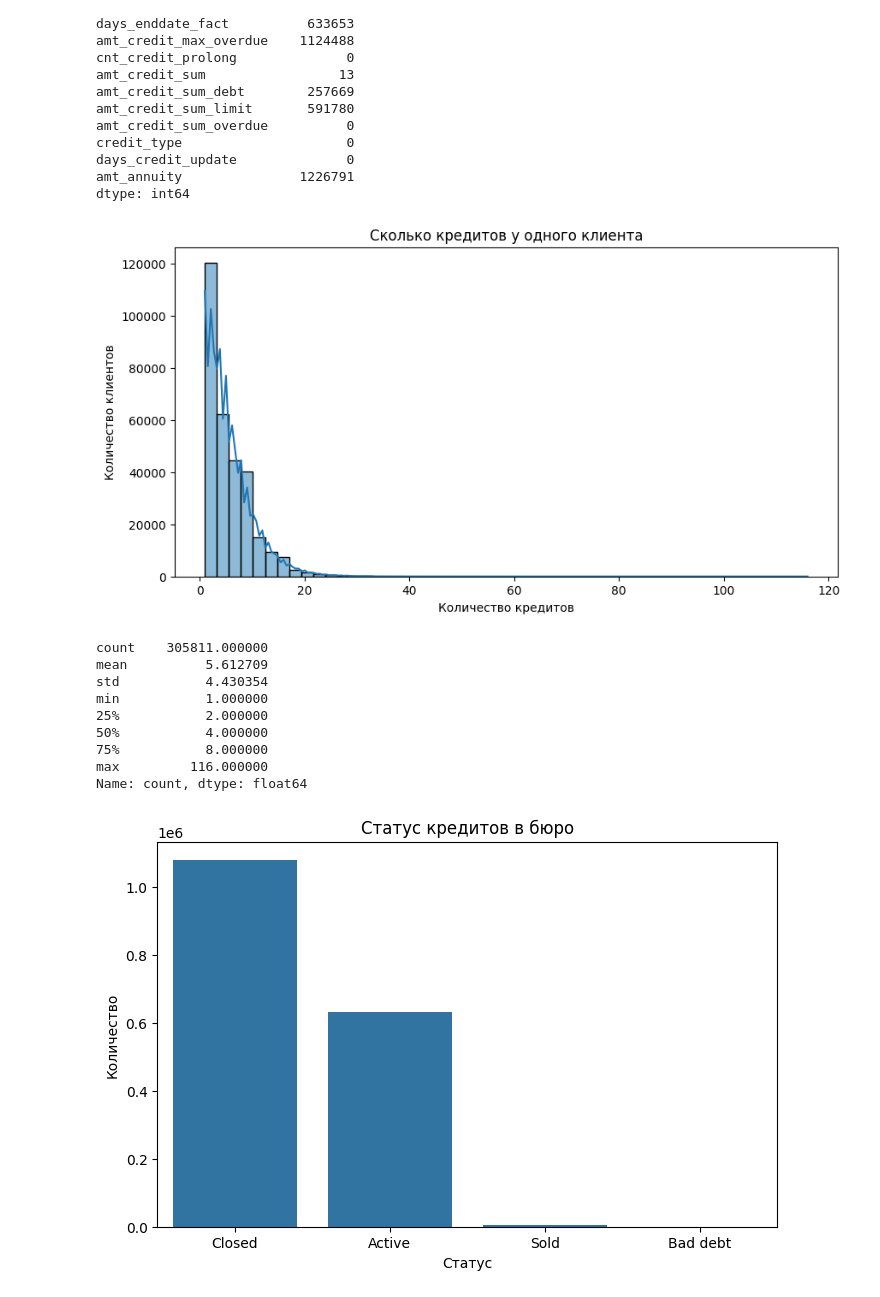
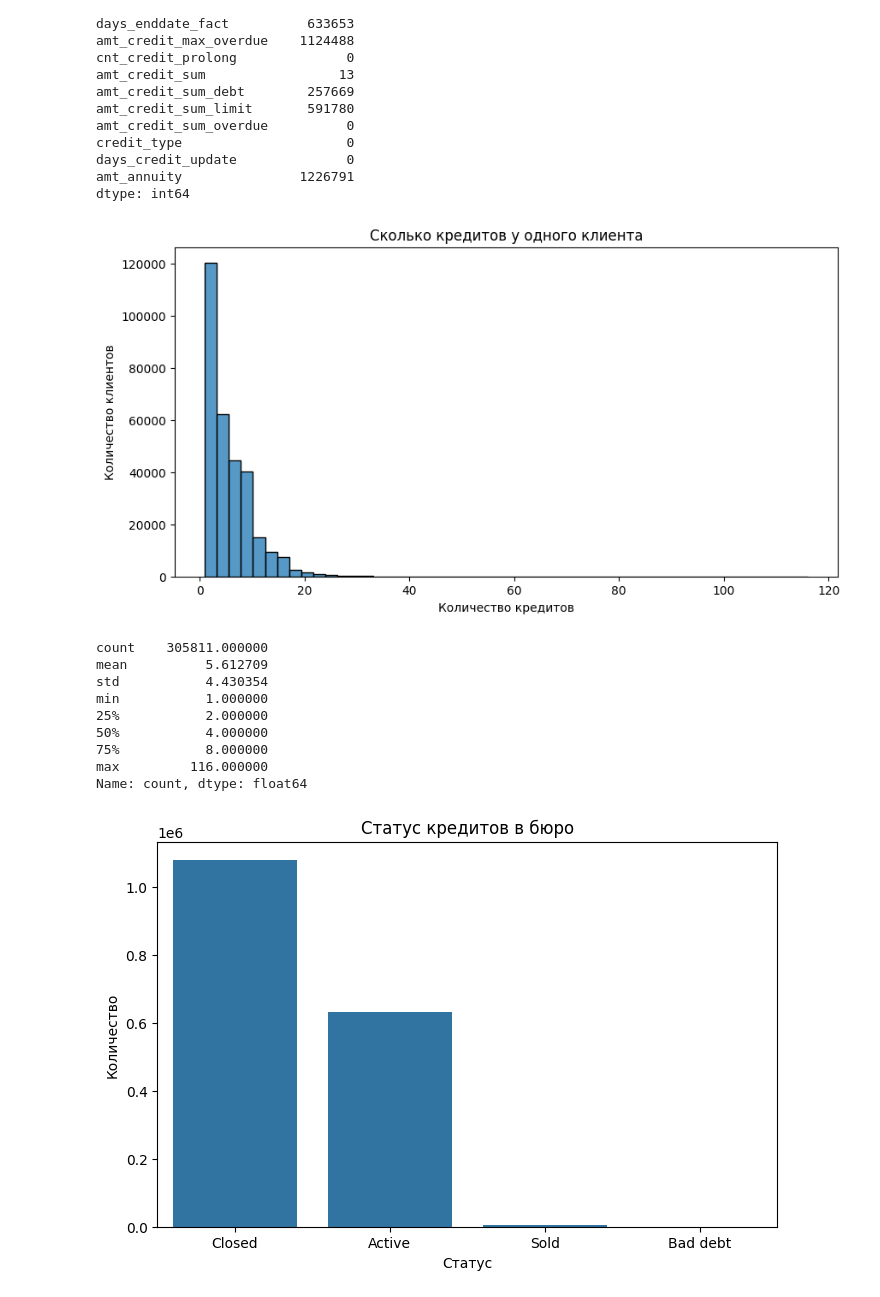
Before and after one commit to malakhovs04/Home-Credit-Default-Risk, a Jupyter notebook: check_tables.ipynb, the cells around one changed output. Drawn from its saved outputs; the diff is of its cells as text; code cells hidden in the pictures.

```diff
--- a/check_tables.ipynb
+++ b/check_tables.ipynb
@@ -394,15 +394,15 @@ dtype: int64
 # %%
 credits_per_client = df_bruean['sk_id_curr'].value_counts()
 plt.figure(figsize=(10, 5))
-sns.histplot(credits_per_client, bins=50, kde=True)
+sns.histplot(credits_per_client, bins=50)
 plt.title('Сколько кредитов у одного клиента')
 plt.xlabel('Количество кредитов')
 plt.ylabel('Количество клиентов')
 plt.show()
 
 credits_per_client.describe().T
 # %% [output]
-[figure, old version]
+[figure, new version]
 count    305811.000000
 mean          5.612709
 std           4.430354
```
Also changed, not shown: parts of 10 cells of this notebook.
